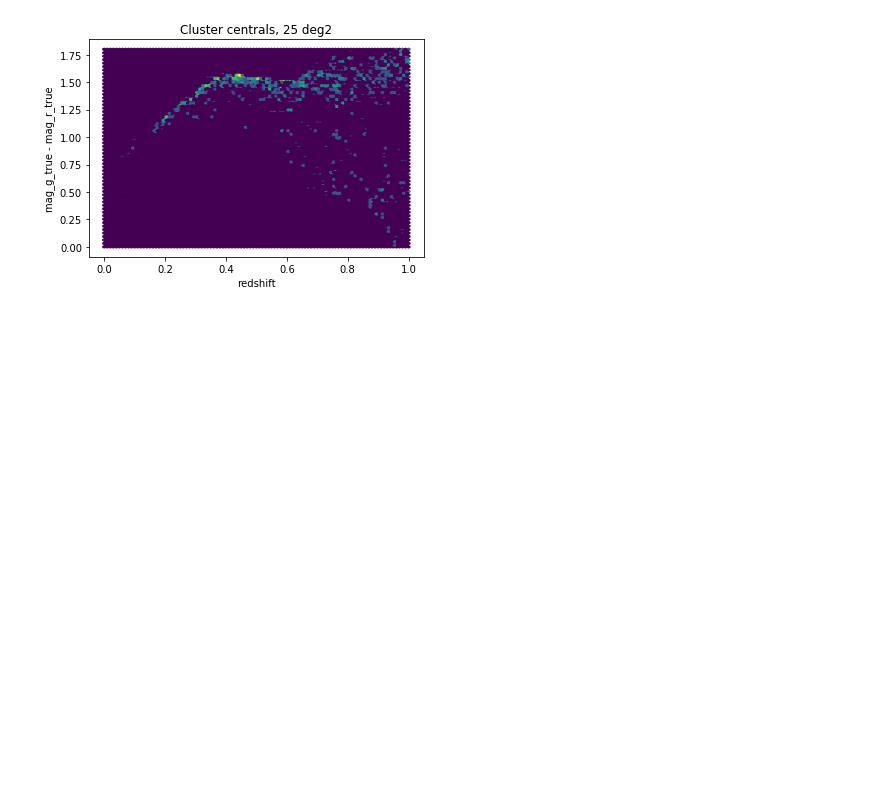
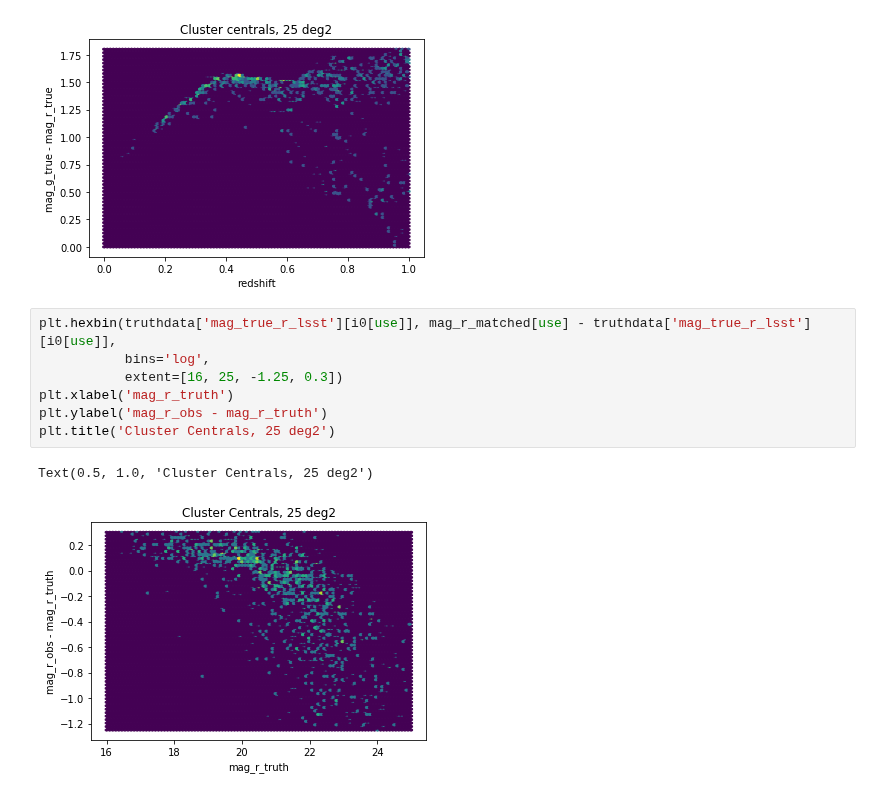
Before and after one commit to LSSTDESC/DC2-analysis, a Jupyter notebook: validation/central_offsets_required_area.ipynb, the cells around one changed output. Cells and saved outputs as stored; diff of their text form; blank space fills up the shorter version.

```diff
--- a/validation/central_offsets_required_area.ipynb
+++ b/validation/central_offsets_required_area.ipynb
@@ -128,3 +128,13 @@ plt.title('Cluster centrals, 25 deg2')
 # %% [output]
 Text(0.5, 1.0, 'Cluster centrals, 25 deg2')
 [figure]
+# %%
+plt.hexbin(truthdata['mag_true_r_lsst'][i0[use]], mag_r_matched[use] - truthdata['mag_true_r_lsst'][i0[use]],
+           bins='log',
+           extent=[16, 25, -1.25, 0.3])
+plt.xlabel('mag_r_truth')
+plt.ylabel('mag_r_obs - mag_r_truth')
+plt.title('Cluster Centrals, 25 deg2')
+# %% [output]
+Text(0.5, 1.0, 'Cluster Centrals, 25 deg2')
+[figure, added]
```
Also changed, not shown: parts of 1 cell of this notebook.
